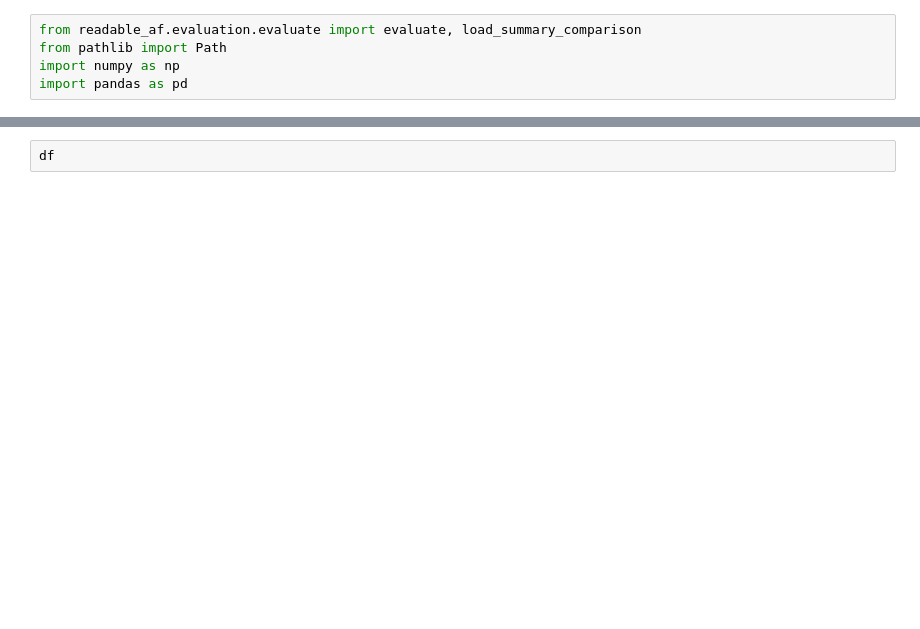
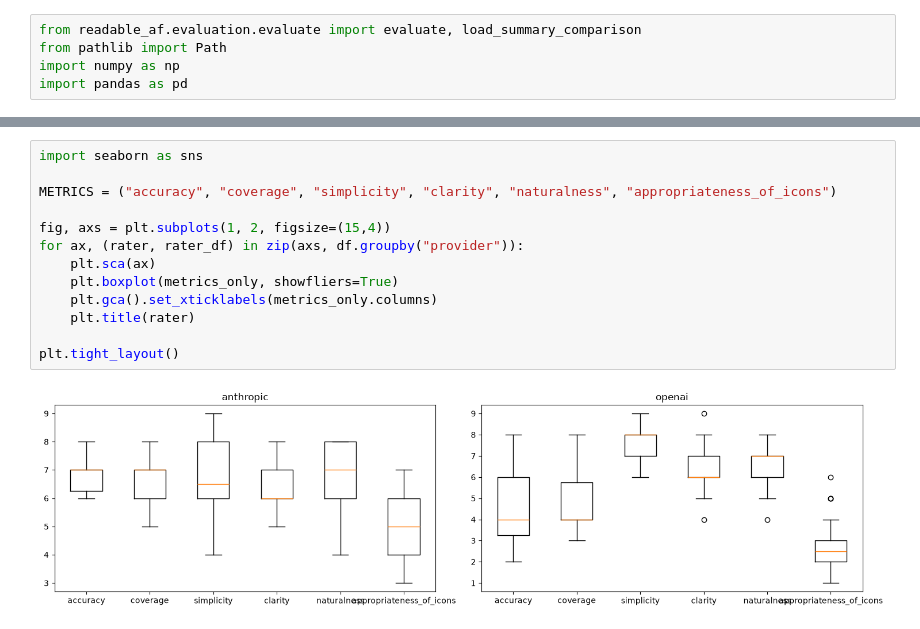
Before and after one commit to isaac-ped/aphasiaFriendly, a Jupyter notebook: analysis/analyze_evaluations.ipynb, the cells around one changed output, grey strips where cells are left out. Drawn from its saved outputs; the diff is of its cells as text; blank space fills up the shorter version.

```diff
--- a/analysis/analyze_evaluations.ipynb
+++ b/analysis/analyze_evaluations.ipynb
@@ -25,2 +98,15 @@ df = pd.DataFrame(df_rows)
 # %%
-df
+import seaborn as sns
+
+METRICS = ("accuracy", "coverage", "simplicity", "clarity", "naturalness", "appropriateness_of_icons")
+
+fig, axs = plt.subplots(1, 2, figsize=(15,4))
+for ax, (rater, rater_df) in zip(axs, df.groupby("provider")):
+    plt.sca(ax)
+    plt.boxplot(metrics_only, showfliers=True)
+    plt.gca().set_xticklabels(metrics_only.columns)
+    plt.title(rater)
+
+plt.tight_layout()
+# %% [output]
+[figure, added]
```
Also changed, not shown: parts of 9 cells of this notebook, 4 other files.
